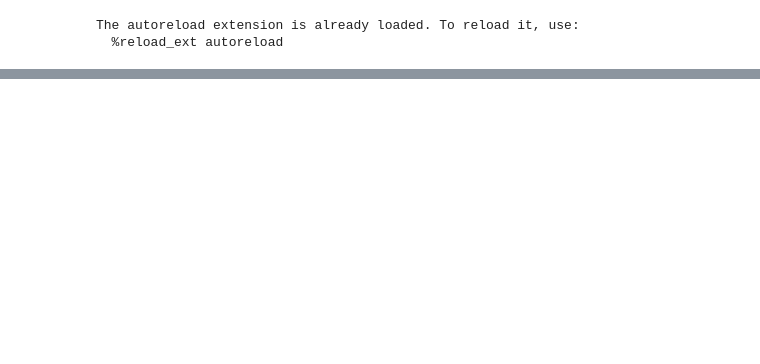
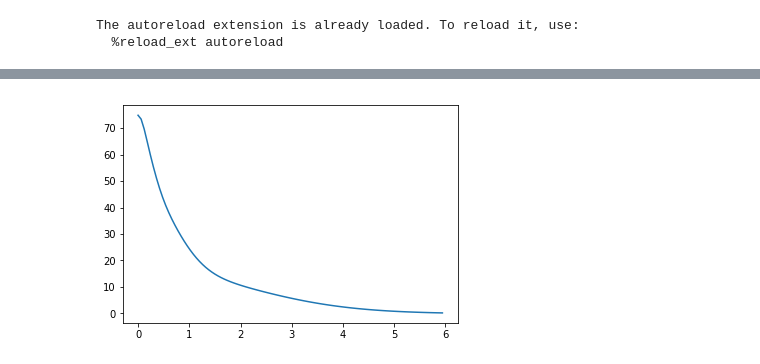
Before and after one commit to simply-nicky/cbc, a Jupyter notebook: test.ipynb, the cells around one changed output, grey strips where cells are left out. Saved outputs shown, nothing was run; the diff lists cells and outputs as text; code cells hidden in the pictures; blank space fills up the shorter version.

```diff
--- a/test.ipynb
+++ b/test.ipynb
@@ -45,0 +48,8 @@ plt.show()
+# %%
+%matplotlib inline
+ss = np.linspace(0, 6.0, 100, endpoint=False)
+asfs = cbc.asf_vals(ss, cbc.asf_coeffs())
+plt.plot(ss, asfs)
+plt.show()
+# %% [output]
+[figure, added]
```
Also changed, not shown: parts of 15 cells of this notebook, 14 other files.
